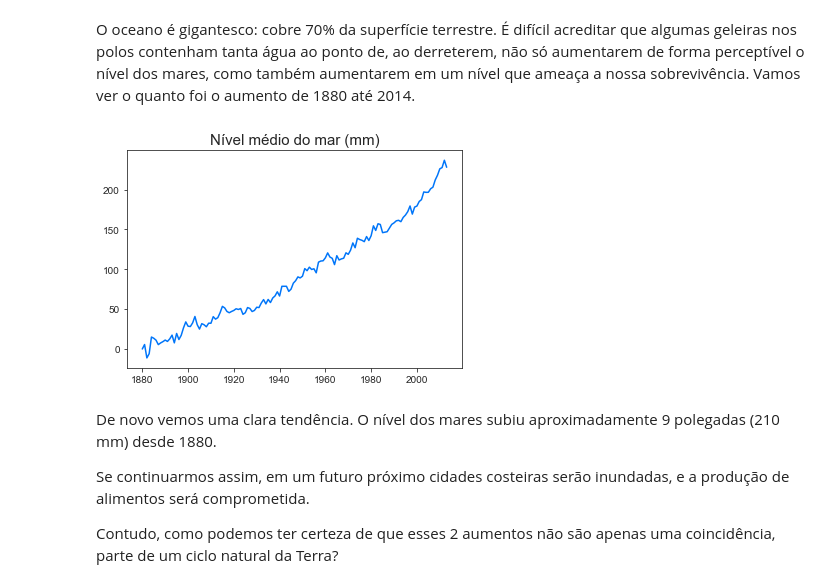
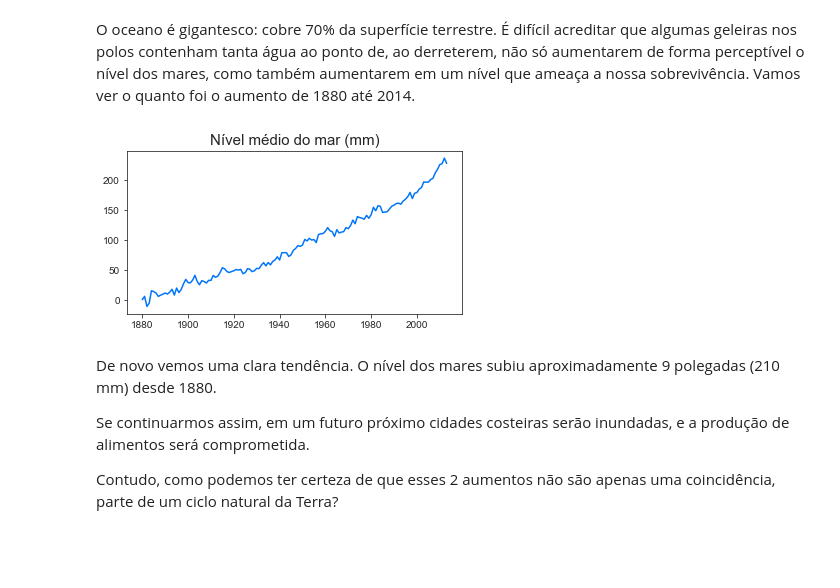
Before and after one commit to leoDomingos/Introducao-ao-aquecimento-global, a Jupyter notebook: main.ipynb, the cells around one changed output. Cells and saved outputs as stored; diff of their text form; code cells hidden in the pictures; blank space fills up the shorter version.

```diff
--- a/main.ipynb
+++ b/main.ipynb
@@ -228,10 +243,11 @@ for index, row in sea_level_data.iterrows():
     sea_level_year = int(row.Year[:4])
     dict_sea_level[sea_level_year] = row["CSIRO Adjusted Sea Level"]*25.4 # Para converter polegadas-mm
 # %%
+plt.subplots(figsize=(6,3))
 plt.title("Nível médio do mar (mm)", fontsize=15)
 plt.plot(list(dict_sea_level.keys()), list(dict_sea_level.values()), color="#0075F9");
 # %% [output]
-[figure, old version]
+[figure, new version]
 # %% [markdown]
 De novo vemos uma clara tendência. O nível dos mares subiu aproximadamente 9 polegadas (210 mm) desde 1880.
 
```
Also changed, not shown: parts of 7 cells of this notebook.
